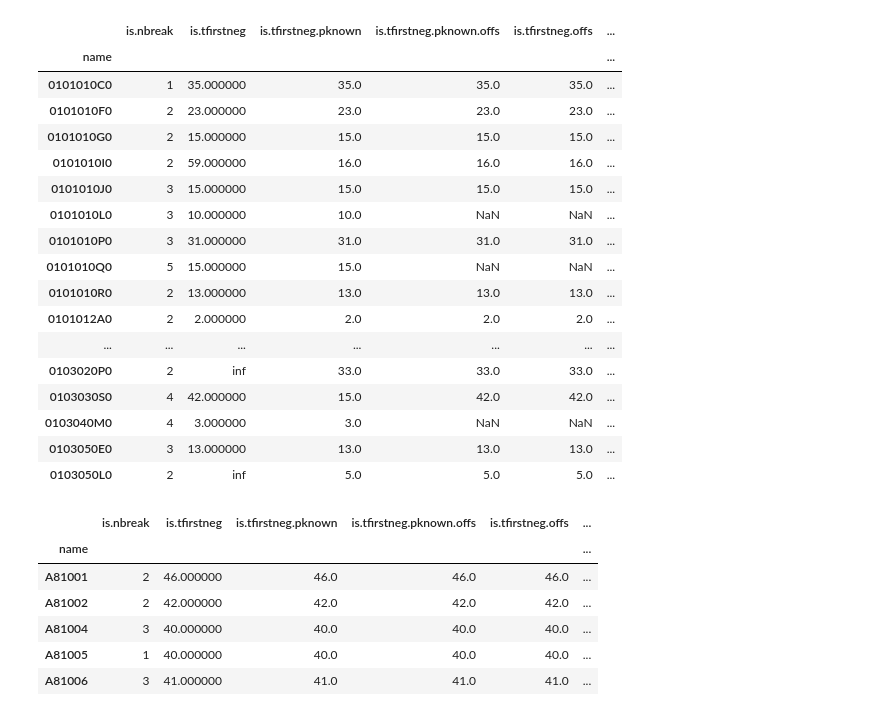
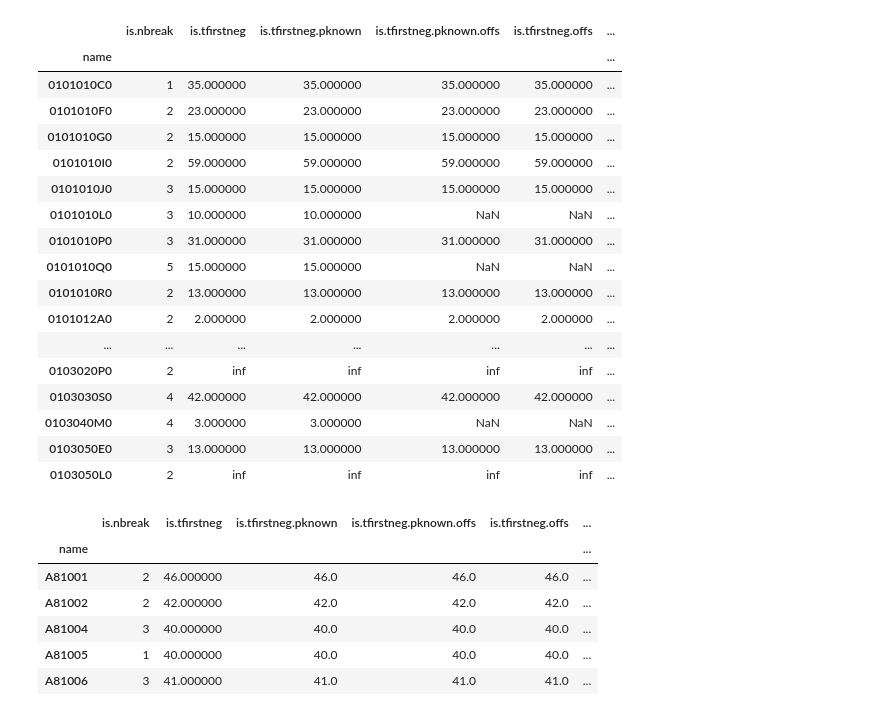
Before and after one commit to ebmdatalab/change_detection, a Jupyter notebook: change_speed_metrics.ipynb, the cells around one changed output. Drawn from its saved outputs; the diff is of its cells as text; code cells hidden in the pictures.

```diff
--- a/change_speed_metrics.ipynb
+++ b/change_speed_metrics.ipynb
@@ -11,24 +30,24 @@ from change_detection import *
 # %%
-x = ChangeDetection('testing',verbose=False,direction='up')
+x = ChangeDetection('testing',verbose=True)
 x.detect_change()
 # %% [output]
 |  | is.nbreak | is.tfirstneg | is.tfirstneg.pknown | is.tfirstneg.pknown.offs | is.tfirstneg.offs | ... |
 | name |  |  |  |  |  | ... |
-| 0101010C0 | 1 | 35.000000 | 35.0 | 35.0 | 35.0 | ... |
-| 0101010F0 | 2 | 23.000000 | 23.0 | 23.0 | 23.0 | ... |
-| 0101010G0 | 2 | 15.000000 | 15.0 | 15.0 | 15.0 | ... |
-| 0101010I0 | 2 | 59.000000 | 16.0 | 16.0 | 16.0 | ... |
-| 0101010J0 | 3 | 15.000000 | 15.0 | 15.0 | 15.0 | ... |
-| 0101010L0 | 3 | 10.000000 | 10.0 | NaN | NaN | ... |
-| 0101010P0 | 3 | 31.000000 | 31.0 | 31.0 | 31.0 | ... |
-| 0101010Q0 | 5 | 15.000000 | 15.0 | NaN | NaN | ... |
-| 0101010R0 | 2 | 13.000000 | 13.0 | 13.0 | 13.0 | ... |
-| 0101012A0 | 2 | 2.000000 | 2.0 | 2.0 | 2.0 | ... |
+| 0101010C0 | 1 | 35.000000 | 35.000000 | 35.000000 | 35.000000 | ... |
+| 0101010F0 | 2 | 23.000000 | 23.000000 | 23.000000 | 23.000000 | ... |
+| 0101010G0 | 2 | 15.000000 | 15.000000 | 15.000000 | 15.000000 | ... |
+| 0101010I0 | 2 | 59.000000 | 59.000000 | 59.000000 | 59.000000 | ... |
+| 0101010J0 | 3 | 15.000000 | 15.000000 | 15.000000 | 15.000000 | ... |
+| 0101010L0 | 3 | 10.000000 | 10.000000 | NaN | NaN | ... |
+| 0101010P0 | 3 | 31.000000 | 31.000000 | 31.000000 | 31.000000 | ... |
+| 0101010Q0 | 5 | 15.000000 | 15.000000 | NaN | NaN | ... |
+| 0101010R0 | 2 | 13.000000 | 13.000000 | 13.000000 | 13.000000 | ... |
+| 0101012A0 | 2 | 2.000000 | 2.000000 | 2.000000 | 2.000000 | ... |
 | ... | ... | ... | ... | ... | ... | ... |
-| 0103020P0 | 2 | inf | 33.0 | 33.0 | 33.0 | ... |
-| 0103030S0 | 4 | 42.000000 | 15.0 | 42.0 | 42.0 | ... |
-| 0103040M0 | 4 | 3.000000 | 3.0 | NaN | NaN | ... |
-| 0103050E0 | 3 | 13.000000 | 13.0 | 13.0 | 13.0 | ... |
-| 0103050L0 | 2 | inf | 5.0 | 5.0 | 5.0 | ... |
+| 0103020P0 | 2 | inf | inf | inf | inf | ... |
+| 0103030S0 | 4 | 42.000000 | 42.000000 | 42.000000 | 42.000000 | ... |
+| 0103040M0 | 4 | 3.000000 | 3.000000 | NaN | NaN | ... |
+| 0103050E0 | 3 | 13.000000 | 13.000000 | 13.000000 | 13.000000 | ... |
+| 0103050L0 | 2 | inf | inf | inf | inf | ... |
 # %%
 from change_detection import *
```
Also changed, not shown: parts of 6 cells of this notebook, 2 other files.
